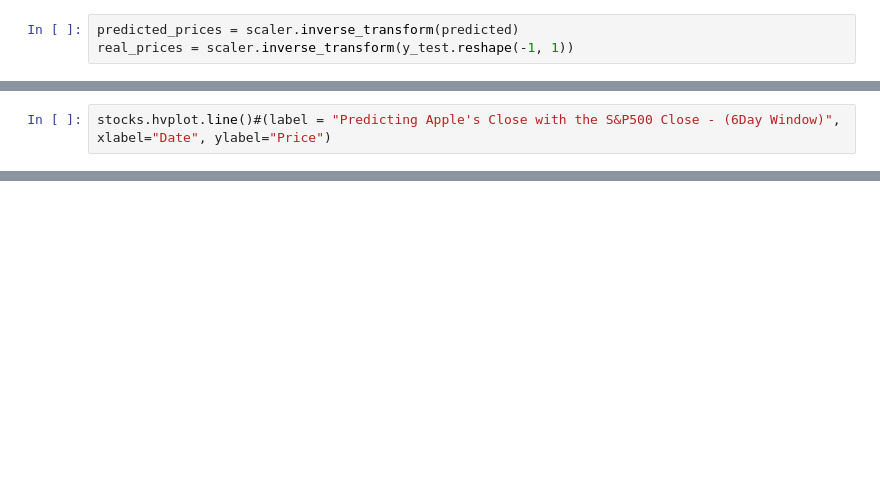
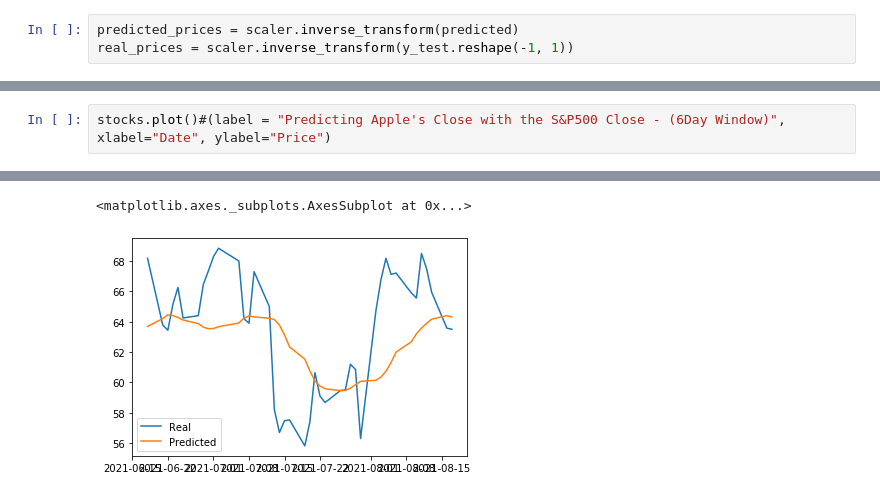
Before and after one commit to dmwalls24/FinTech_Portfolio_Dash, a Jupyter notebook: notebooks/samuel's_notebooks/Notebook.ipynb, the cells around one changed output, grey strips where cells are left out. Drawn from its saved outputs; the diff is of its cells as text; blank space fills up the shorter version.

```diff
--- a/notebooks/samuel's_notebooks/Notebook.ipynb
+++ b/notebooks/samuel's_notebooks/Notebook.ipynb
@@ -251,3 +255,3 @@ stocks.head(10)
 # %%
-stocks.hvplot.line()#(label = "Predicting Apple's Close with the S&P500 Close - (6Day Window)", xlabel="Date", ylabel="Price")
+stocks.plot()#(label = "Predicting Apple's Close with the S&P500 Close - (6Day Window)", xlabel="Date", ylabel="Price")
 # %% [output]
@@ -254,0 +258,2 @@ stocks.hvplot.line()#(label = "Predicting Apple's Close with the S&P500 Close -
+<matplotlib.axes._subplots.AxesSubplot at 0x...>
+[figure, added]
```
Also changed, not shown: parts of 11 cells of this notebook.
